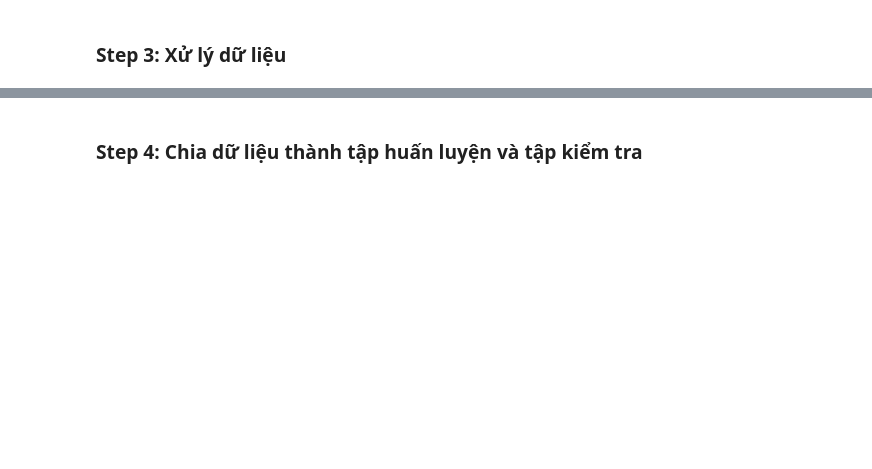
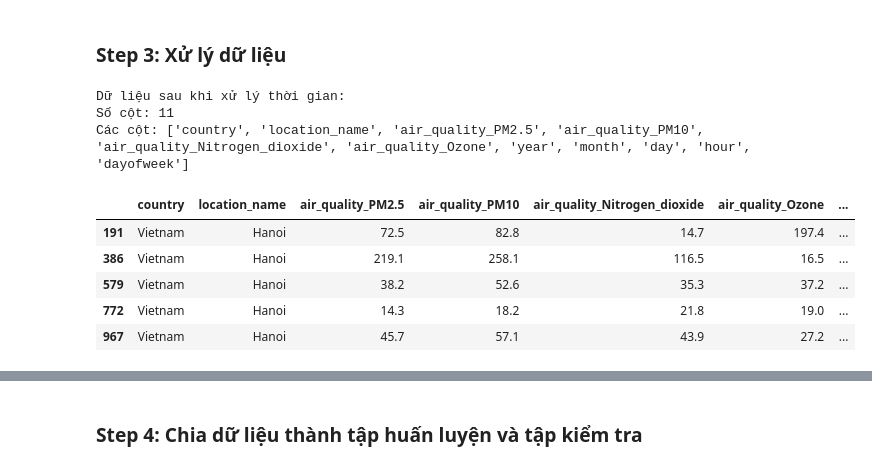
Before and after one commit to KienNT792/FSB_Tutorial, a Jupyter notebook: FSB/MLE501/assignment/G3_Assignment.ipynb, the cells around one changed output, grey strips where cells are left out. Drawn from its saved outputs; the diff is of its cells as text; code cells hidden in the pictures; blank space fills up the shorter version.

```diff
--- a/FSB/MLE501/assignment/G3_Assignment.ipynb
+++ b/FSB/MLE501/assignment/G3_Assignment.ipynb
@@ -44,0 +186,15 @@ df.describe()
+# %%
+# Cập nhật df để chỉ chứa dữ liệu Hà Nội
+df = hanoi_data.copy()
+print(f"Dữ liệu đã được lọc - chỉ còn dữ liệu Hà Nội: {len(df)} bản ghi")
+
+# Kiểm tra thống kê cơ bản cho các chỉ số chất lượng không khí
+print("\n=== THỐNG KÊ CÁC CHỈ SỐ CHẤT LƯỢNG KHÔNG KHÍ HÀ NỘI ===")
+targets = [
+    'air_quality_PM2.5',
+    'air_quality_PM10',
+    'air_quality_Nitrogen_dioxide',
+    'air_quality_Ozone'
+]
+
+display(df[targets].describe())
@@ -61,9 +241,30 @@ data.head()
 # %% [markdown]
 ### Step 3: Xử lý dữ liệu
 # %%
-# Handle datetime values
+# Xử lý dữ liệu thời gian - tách thành các component
 data['year'] = data['last_updated'].dt.year
 data['month'] = data['last_updated'].dt.month
 data['day'] = data['last_updated'].dt.day
-data.drop(columns=['last_updated'], inplace=True)
+data['hour'] = data['last_updated'].dt.hour
+data['dayofweek'] = data['last_updated'].dt.dayofweek  # Thứ trong tuần (0=Monday)
+
+# Loại bỏ cột thời gian gốc
+data = data.drop(columns=['last_updated'])
+
+# Vì chỉ có dữ liệu Hà Nội (1 địa điểm, 1 quốc gia), ta có thể bỏ qua encoding cho country và location_name
+# hoặc giữ lại để tương thích với mô hình
+print("Dữ liệu sau khi xử lý thời gian:")
+print(f"Số cột: {len(data.columns)}")
+print(f"Các cột: {list(data.columns)}")
+data.head()
+# %% [output]
+Dữ liệu sau khi xử lý thời gian:
+Số cột: 11
+Các cột: ['country', 'location_name', 'air_quality_PM2.5', 'air_quality_PM10', 'air_quality_Nitrogen_dioxide', 'air_quality_Ozone', 'year', 'month', 'day', 'hour', 'dayofweek']
+|  | country | location_name | air_quality_PM2.5 | air_quality_PM10 | air_quality_Nitrogen_dioxide | air_quality_Ozone | ... |
+| 191 | Vietnam | Hanoi | 72.5 | 82.8 | 14.7 | 197.4 | ... |
+| 386 | Vietnam | Hanoi | 219.1 | 258.1 | 116.5 | 16.5 | ... |
+| 579 | Vietnam | Hanoi | 38.2 | 52.6 | 35.3 | 37.2 | ... |
+| 772 | Vietnam | Hanoi | 14.3 | 18.2 | 21.8 | 19.0 | ... |
+| 967 | Vietnam | Hanoi | 45.7 | 57.1 | 43.9 | 27.2 | ... |
 # %%
```
Also changed, not shown: parts of 29 cells of this notebook, 1 other file.
